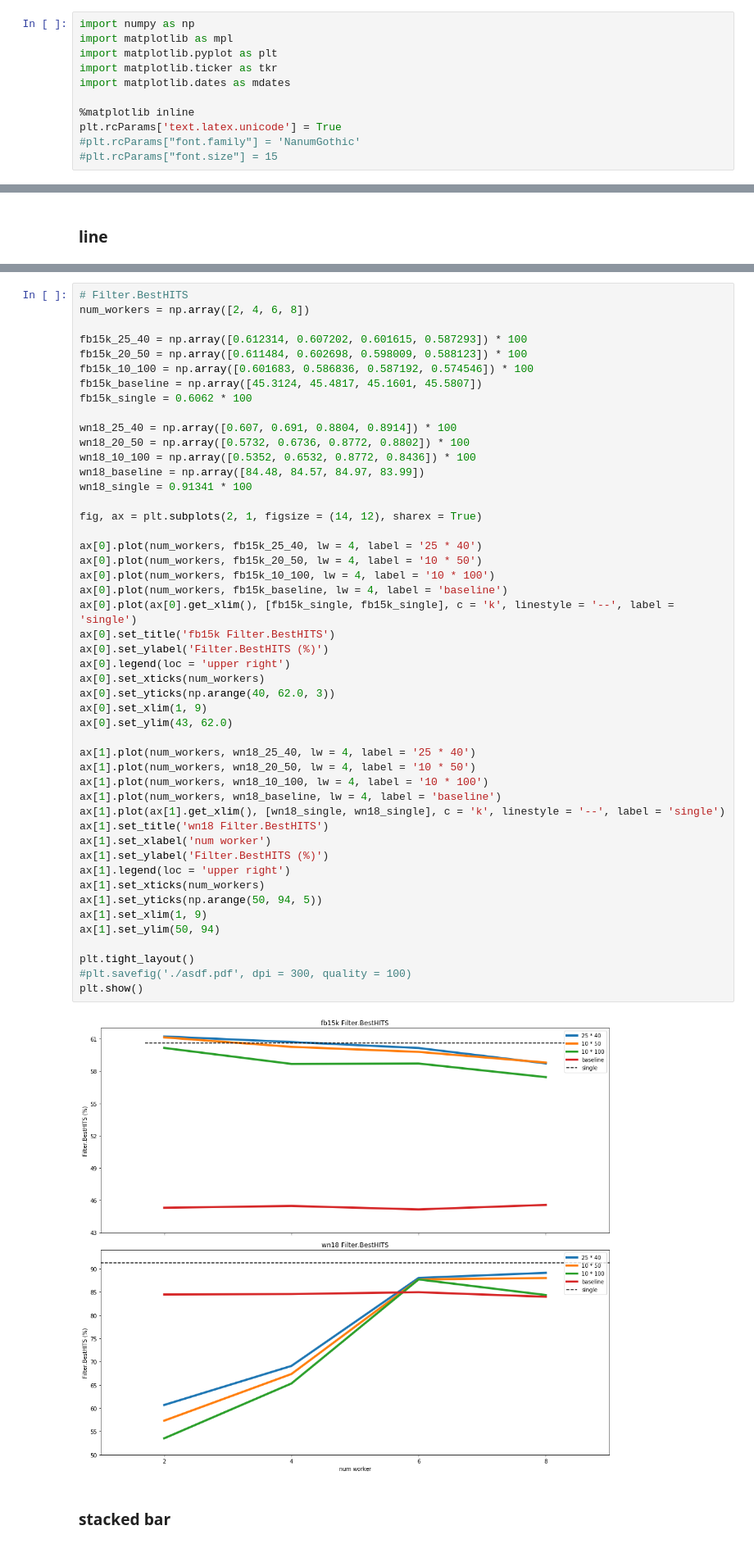
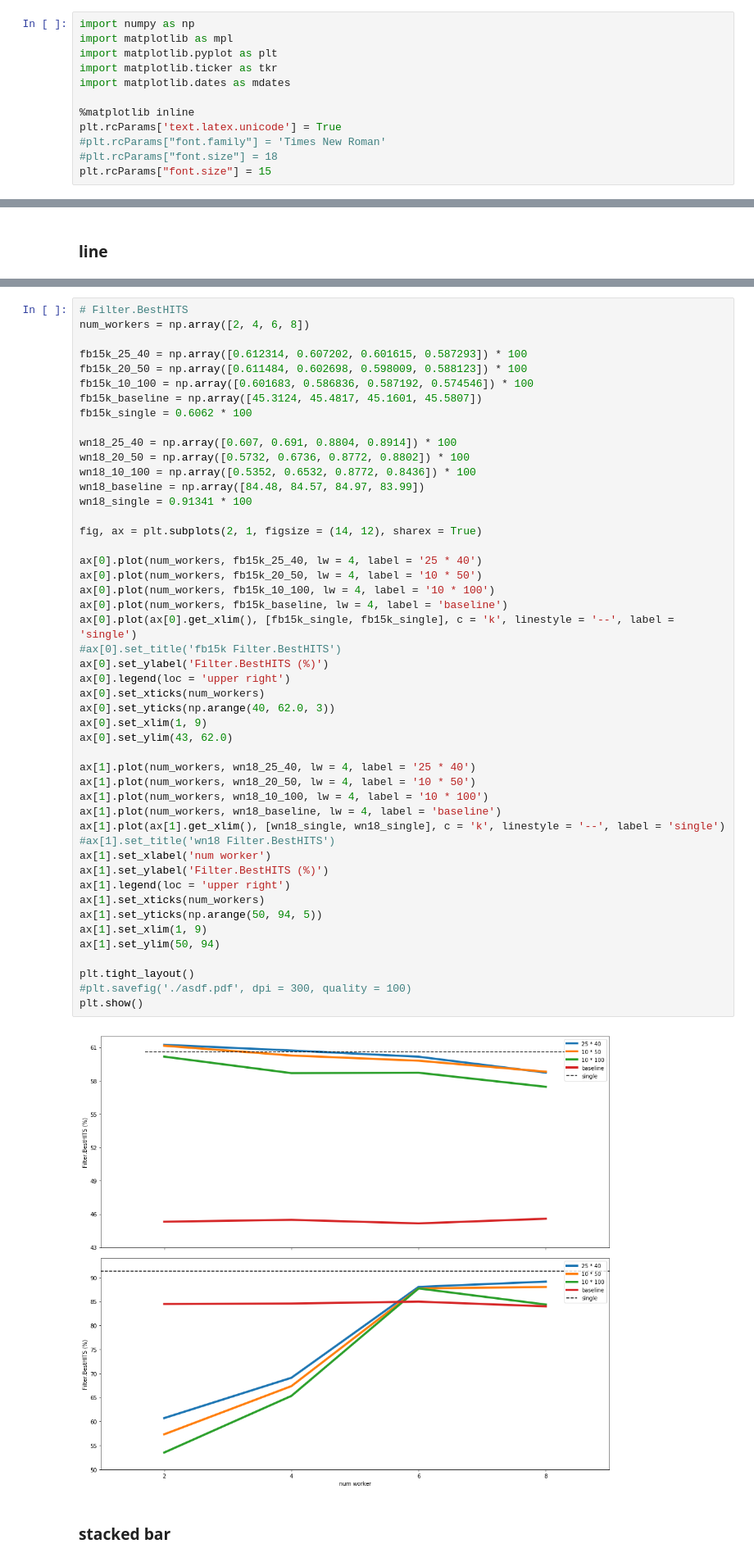
Before and after one commit to ahnjaewoo/Embedding, a Jupyter notebook: figures/figures.ipynb, the cells around one changed output, grey strips where cells are left out. Shown: that part at 82% size. Drawn from its saved outputs; the diff is of its cells as text.

```diff
--- a/figures/figures.ipynb
+++ b/figures/figures.ipynb
@@ -7,8 +7,9 @@ import matplotlib.dates as mdates
 
 %matplotlib inline
 plt.rcParams['text.latex.unicode'] = True
-#plt.rcParams["font.family"] = 'NanumGothic'
-#plt.rcParams["font.size"] = 15
+#plt.rcParams["font.family"] = 'Times New Roman'
+#plt.rcParams["font.size"] = 18
+plt.rcParams["font.size"] = 15
 # %% [markdown]
 ## transE - fb15k / wn18
 # %% [markdown]
@@ -235,36 +248,36 @@ fig, ax = plt.subplots(2, 1, figsize = (14, 12), sharex = True)
 
 ax[0].plot(num_workers, fb15k_25_40, lw = 4, label = '25 * 40')
 ax[0].plot(num_workers, fb15k_20_50, lw = 4, label = '10 * 50')
 ax[0].plot(num_workers, fb15k_10_100, lw = 4, label = '10 * 100')
 ax[0].plot(num_workers, fb15k_baseline, lw = 4, label = 'baseline')
 ax[0].plot(ax[0].get_xlim(), [fb15k_single, fb15k_single], c = 'k', linestyle = '--', label = 'single')
-ax[0].set_title('fb15k Filter.BestHITS')
+#ax[0].set_title('fb15k Filter.BestHITS')
 ax[0].set_ylabel('Filter.BestHITS (%)')
 ax[0].legend(loc = 'upper right')
 ax[0].set_xticks(num_workers)
 ax[0].set_yticks(np.arange(40, 62.0, 3))
 ax[0].set_xlim(1, 9)
 ax[0].set_ylim(43, 62.0)
 
 ax[1].plot(num_workers, wn18_25_40, lw = 4, label = '25 * 40')
 ax[1].plot(num_workers, wn18_20_50, lw = 4, label = '10 * 50')
 ax[1].plot(num_workers, wn18_10_100, lw = 4, label = '10 * 100')
 ax[1].plot(num_workers, wn18_baseline, lw = 4, label = 'baseline')
 ax[1].plot(ax[1].get_xlim(), [wn18_single, wn18_single], c = 'k', linestyle = '--', label = 'single')
-ax[1].set_title('wn18 Filter.BestHITS')
+#ax[1].set_title('wn18 Filter.BestHITS')
 ax[1].set_xlabel('num worker')
 ax[1].set_ylabel('Filter.BestHITS (%)')
 ax[1].legend(loc = 'upper right')
 ax[1].set_xticks(num_workers)
 ax[1].set_yticks(np.arange(50, 94, 5))
 ax[1].set_xlim(1, 9)
 ax[1].set_ylim(50, 94)
 
 plt.tight_layout()
 #plt.savefig('./asdf.pdf', dpi = 300, quality = 100)
 plt.show()
 # %% [output]
-[figure, old version]
+[figure, new version]
 # %% [markdown]
 ### stacked bar
 # %%
```
Also changed, not shown: parts of 5 cells of this notebook.
